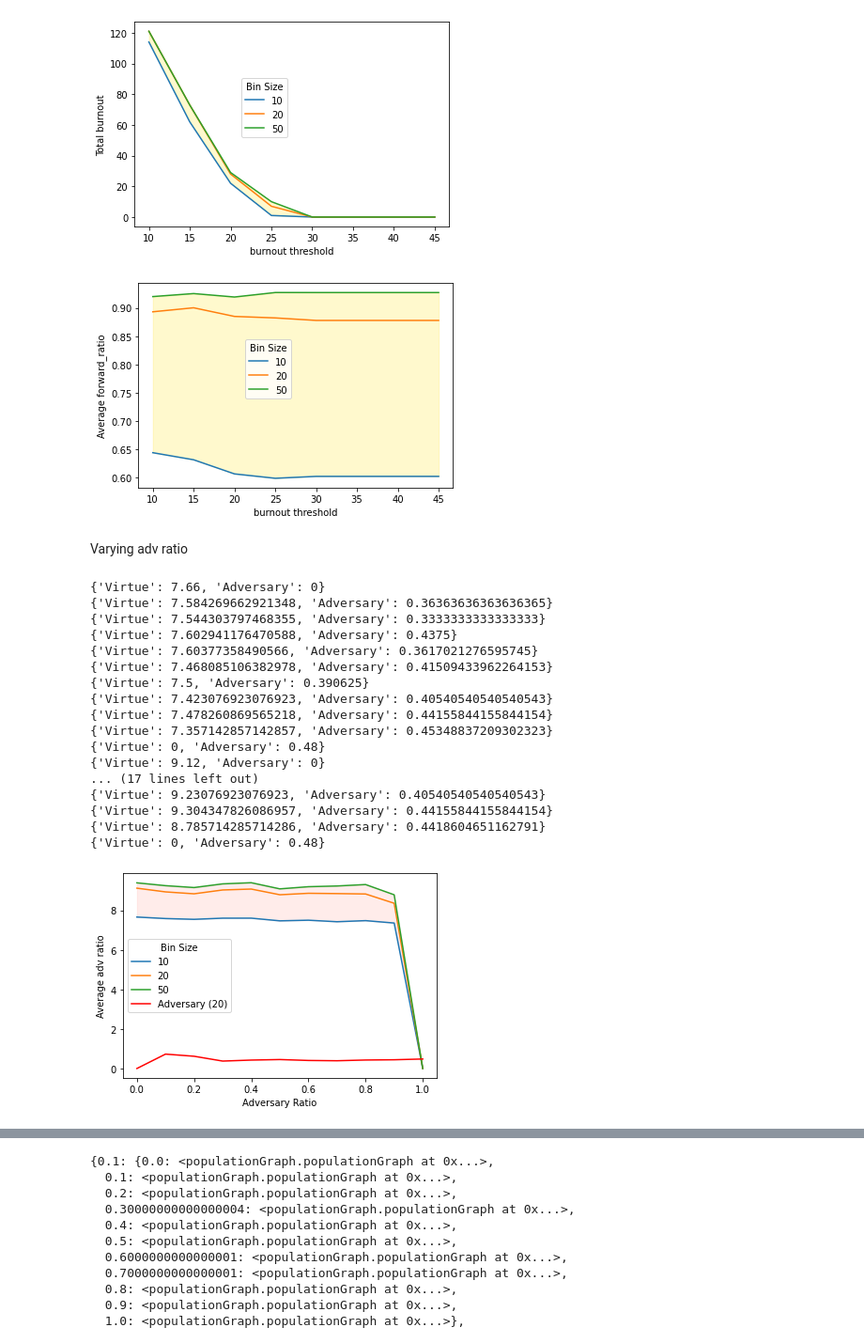
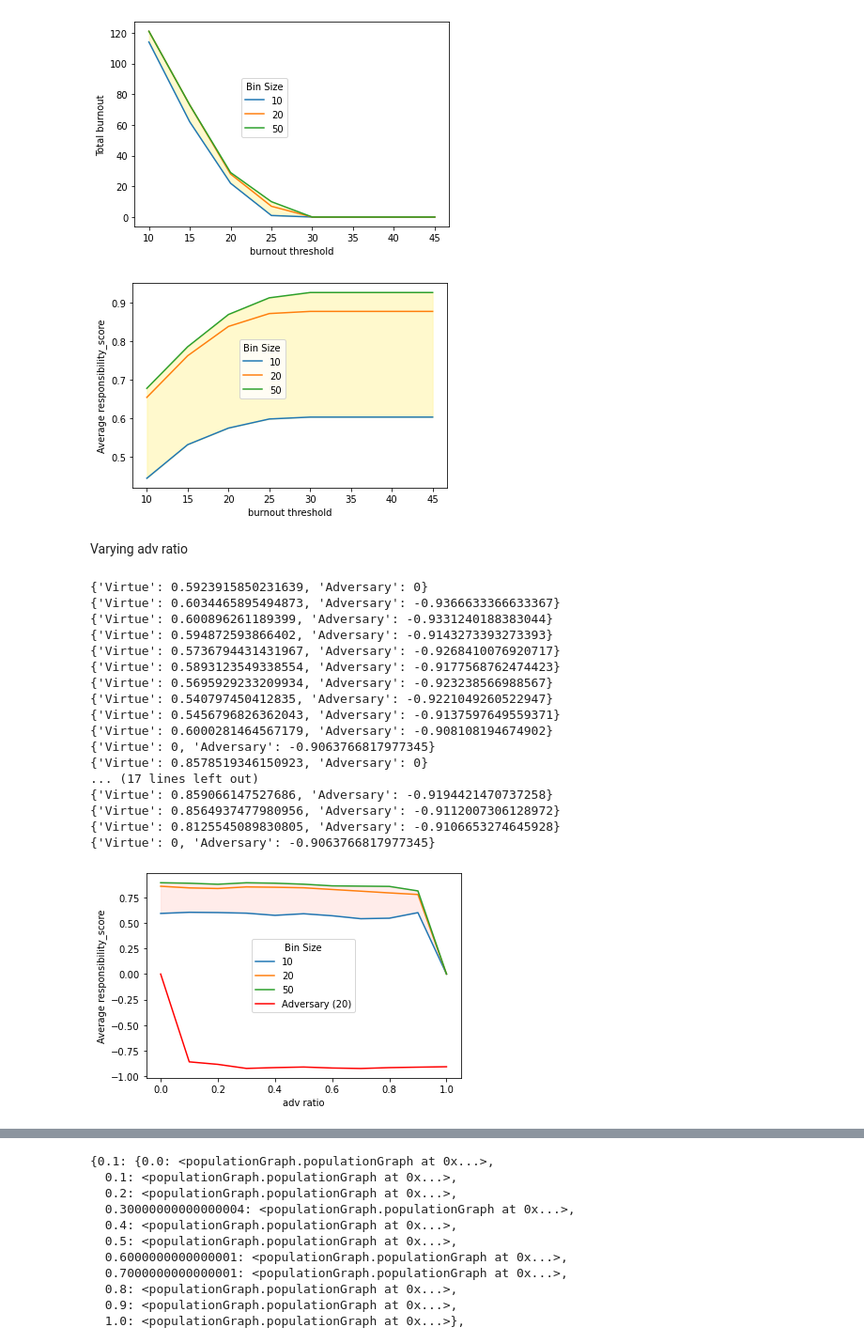
Before and after one commit to WSL-IIITB/SPECTRA, a Jupyter notebook: homogneous_results.ipynb, the cells around one changed output, grey strips where cells are left out. Shown at 94% size. Saved outputs shown, nothing was run; the diff lists cells and outputs as text; code cells hidden in the pictures.

```diff
--- a/homogneous_results.ipynb
+++ b/homogneous_results.ipynb
@@ -13,3 +13,6 @@ from networkFunctions import *
 from plotFunctions import *
 from populationGraph import populationGraph
 from adversarialAgent import adversarialAgent
+# %%
+vary_fp = pickle.load(open('pickle_files/vary_fp.pkl', 'rb'))
+plotNetworkVaryParams(vary_fp["outcomeNetwork"],'responsibility_score',"forward probability",fig_label="vary/vary_fp",metric="mean")
@@ -15,0 +33,3 @@ from adversarialAgent import adversarialAgent
+# %%
+vary_bin = pickle.load(open('pickle_files/vary_bin.pkl', 'rb'))
+plotNetworkVaryParams(vary_bin["outcomeNetwork"],'responsibility_score',"bin size",fig_label="vary/vary_bin",metric="mean")
@@ -15,0 +49,3 @@ from adversarialAgent import adversarialAgent
+# %%
+vary_gamma = pickle.load(open('pickle_files/vary_gamma.pkl', 'rb'))
+plotNetworkVaryParams(vary_gamma["outcomeNetwork"],'responsibility_score',"gamma",fig_label="vary/vary_gamma",metric="mean")
@@ -80,9 +130,9 @@ plotShaded(rangeDict_virtue,'burnout',"burnout threshold","Bin Size", fig_label=
 # %% [output]
 [figure]
 # %%
-plotShaded(rangeDict_virtue,'forward_ratio',"burnout threshold","Bin Size", fig_label="burnout_thresh/Virtue/fwd_ratio",metric="mean")
+plotShaded(rangeDict_virtue,'responsibility_score',"burnout threshold","Bin Size", fig_label="burnout_thresh/Virtue/fwd_ratio",metric="mean")
 # %% [output]
-[figure, old version]
+[figure, new version]
 # %% [markdown]
 Varying adv ratio
 # %%
@@ -93,23 +143,23 @@ advDict_virtue = {10:adv_virtue_low["outcomeNetwork"],
 20:adv_virtue_med["outcomeNetwork"],
 50:adv_virtue_high["outcomeNetwork"]}
 # %%
-advShaded(advDict_virtue,'forwards',"adv ratio","Bin Size", fig_label="adv/Virtue/fwd_ratio",metric="mean",color='#ffb5af')
+advShaded(advDict_virtue,'responsibility_score',"adv ratio","Bin Size", fig_label="adv/Virtue/fwd_ratio",metric="mean",color='#ffb5af')
 # %% [output]
-{'Virtue': 7.66, 'Adversary': 0}
-{'Virtue': 7.584269662921348, 'Adversary': 0.36363636363636365}
-{'Virtue': 7.544303797468355, 'Adversary': 0.3333333333333333}
-{'Virtue': 7.602941176470588, 'Adversary': 0.4375}
-{'Virtue': 7.60377358490566, 'Adversary': 0.3617021276595745}
-{'Virtue': 7.468085106382978, 'Adversary': 0.41509433962264153}
-{'Virtue': 7.5, 'Adversary': 0.390625}
-{'Virtue': 7.423076923076923, 'Adversary': 0.40540540540540543}
-{'Virtue': 7.478260869565218, 'Adversary': 0.44155844155844154}
-{'Virtue': 7.357142857142857, 'Adversary': 0.45348837209302323}
-{'Virtue': 0, 'Adversary': 0.48}
-{'Virtue': 9.12, 'Adversary': 0}
+{'Virtue': 0.5923915850231639, 'Adversary': 0}
+{'Virtue': 0.6034465895494873, 'Adversary': -0.9366633366633367}
+{'Virtue': 0.600896261189399, 'Adversary': -0.9331240188383044}
+{'Virtue': 0.594872593866402, 'Adversary': -0.9143273393273393}
+{'Virtue': 0.5736794431431967, 'Adversary': -0.9268410076920717}
+{'Virtue': 0.5893123549338554, 'Adversary': -0.9177568762474423}
+{'Virtue': 0.5695929233209934, 'Adversary': -0.923238566988567}
+{'Virtue': 0.540797450412835, 'Adversary': -0.9221049260522947}
+{'Virtue': 0.5456796826362043, 'Adversary': -0.9137597649559371}
+{'Virtue': 0.6000281464567179, 'Adversary': -0.908108194674902}
+{'Virtue': 0, 'Adversary': -0.9063766817977345}
+{'Virtue': 0.8578519346150923, 'Adversary': 0}
 ... (17 lines left out)
-{'Virtue': 9.23076923076923, 'Adversary': 0.40540540540540543}
-{'Virtue': 9.304347826086957, 'Adversary': 0.44155844155844154}
-{'Virtue': 8.785714285714286, 'Adversary': 0.4418604651162791}
-{'Virtue': 0, 'Adversary': 0.48}
+{'Virtue': 0.859066147527686, 'Adversary': -0.9194421470737258}
+{'Virtue': 0.8564937477980956, 'Adversary': -0.9112007306128972}
+{'Virtue': 0.8125545089830805, 'Adversary': -0.9106653274645928}
+{'Virtue': 0, 'Adversary': -0.9063766817977345}
-[figure, old version]
+[figure, new version]
```
Also changed, not shown: parts of 19 cells of this notebook, 54 other files.
